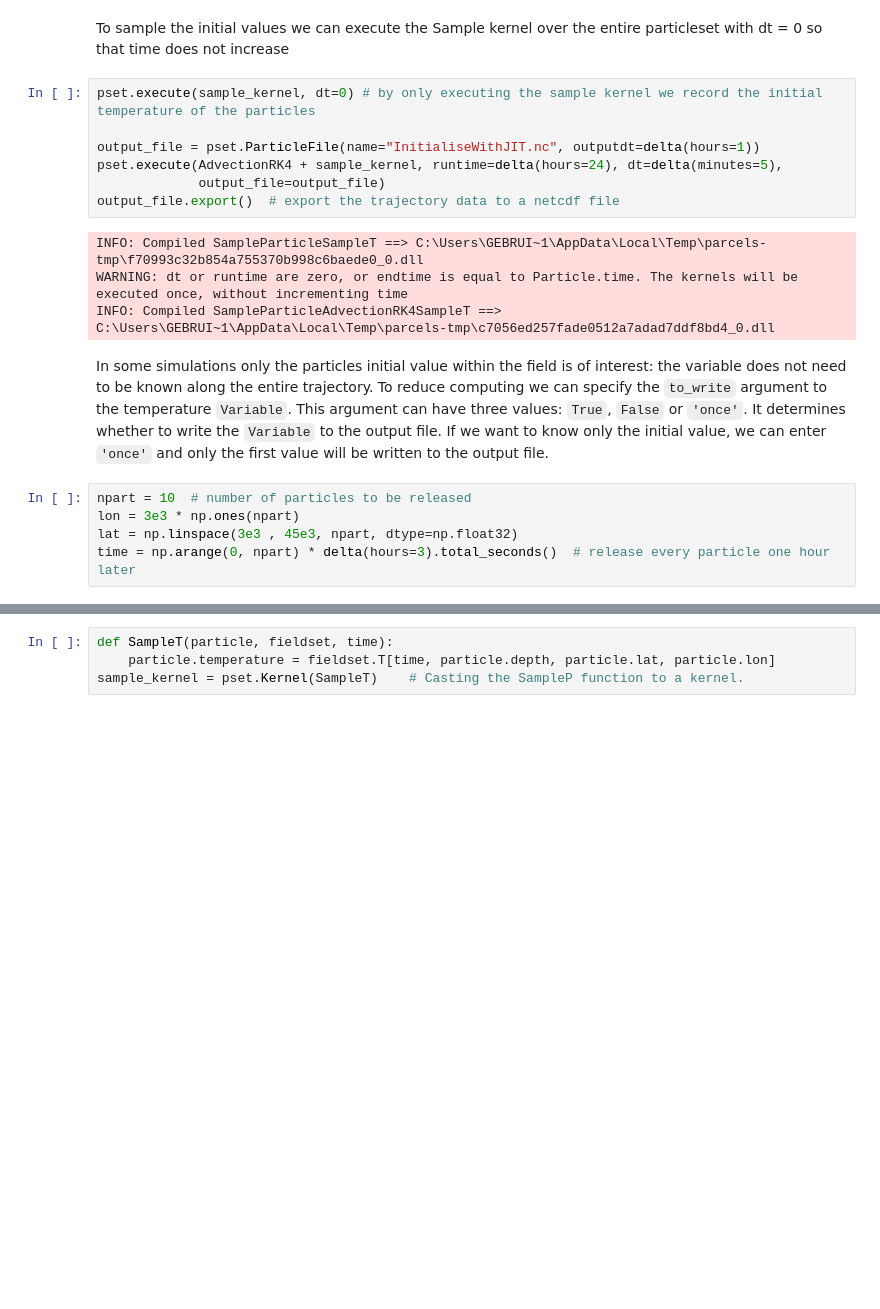
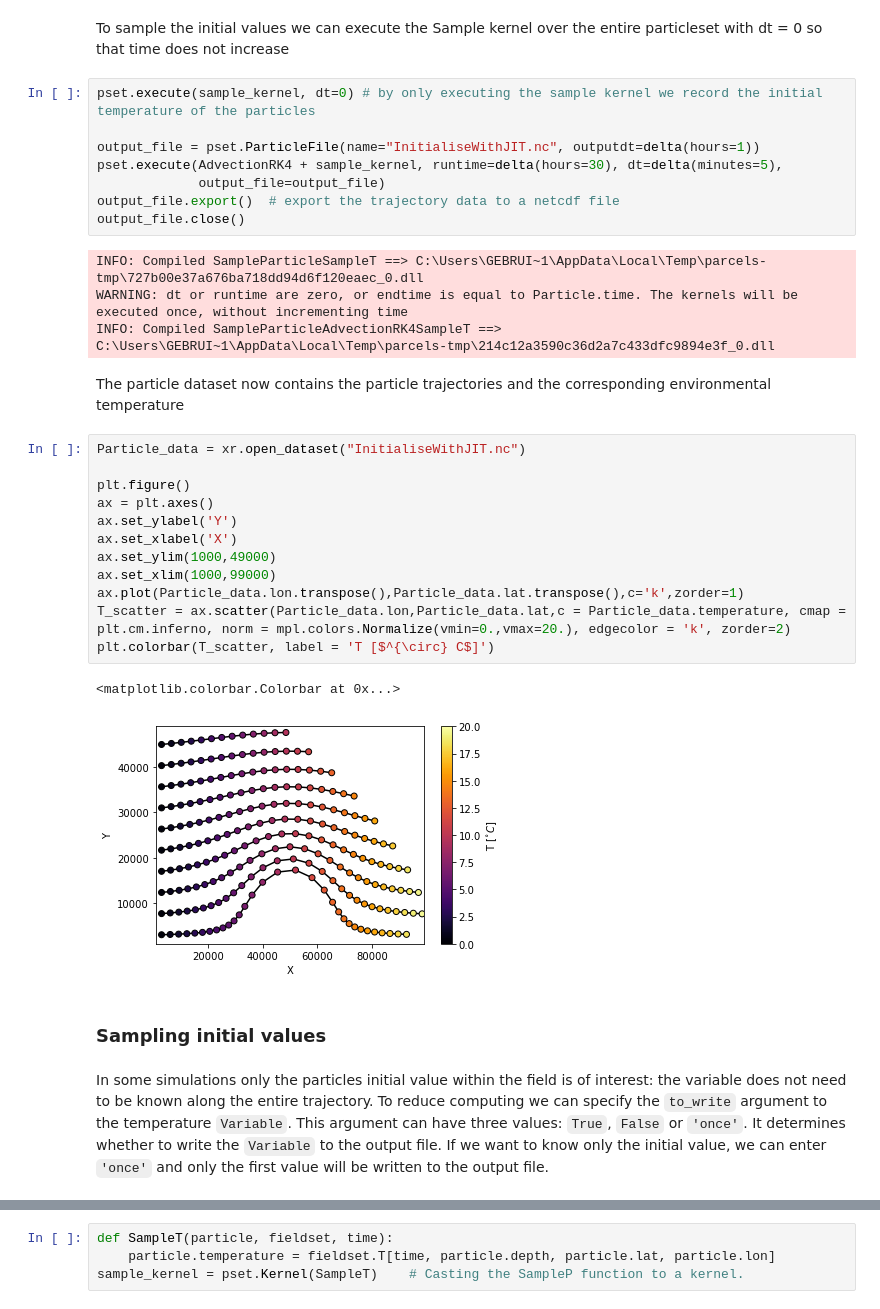
Before and after one commit to OceanParcels/Parcels, a Jupyter notebook: parcels/examples/tutorial_sampling.ipynb, the cells around one changed output, grey strips where cells are left out. Saved outputs shown, nothing was run; the diff lists cells and outputs as text; blank space fills up the shorter version.

```diff
--- a/parcels/examples/tutorial_sampling.ipynb
+++ b/parcels/examples/tutorial_sampling.ipynb
@@ -65,19 +80,34 @@ To sample the initial values we can execute the Sample kernel over the entire pa
 pset.execute(sample_kernel, dt=0) # by only executing the sample kernel we record the initial temperature of the particles
 
 output_file = pset.ParticleFile(name="InitialiseWithJIT.nc", outputdt=delta(hours=1))
-pset.execute(AdvectionRK4 + sample_kernel, runtime=delta(hours=24), dt=delta(minutes=5),
+pset.execute(AdvectionRK4 + sample_kernel, runtime=delta(hours=30), dt=delta(minutes=5),
              output_file=output_file)
 output_file.export()  # export the trajectory data to a netcdf file
+output_file.close()
 # %% [output]
-INFO: Compiled SampleParticleSampleT ==> C:\Users\GEBRUI~1\AppData\Local\Temp\parcels-tmp\f70993c32b854a755370b998c6baede0_0.dll
+INFO: Compiled SampleParticleSampleT ==> C:\Users\GEBRUI~1\AppData\Local\Temp\parcels-tmp\727b00e37a676ba718dd94d6f120eaec_0.dll
 WARNING: dt or runtime are zero, or endtime is equal to Particle.time. The kernels will be executed once, without incrementing time
-INFO: Compiled SampleParticleAdvectionRK4SampleT ==> C:\Users\GEBRUI~1\AppData\Local\Temp\parcels-tmp\c7056ed257fade0512a7adad7ddf8bd4_0.dll
+INFO: Compiled SampleParticleAdvectionRK4SampleT ==> C:\Users\GEBRUI~1\AppData\Local\Temp\parcels-tmp\214c12a3590c36d2a7c433dfc9894e3f_0.dll
+# %% [markdown]
+The particle dataset now contains the particle trajectories and the corresponding environmental temperature
+# %%
+Particle_data = xr.open_dataset("InitialiseWithJIT.nc")
+
+plt.figure()
+ax = plt.axes()
+ax.set_ylabel('Y')
+ax.set_xlabel('X')
+ax.set_ylim(1000,49000)
+ax.set_xlim(1000,99000)
+ax.plot(Particle_data.lon.transpose(),Particle_data.lat.transpose(),c='k',zorder=1)
+T_scatter = ax.scatter(Particle_data.lon,Particle_data.lat,c = Particle_data.temperature, cmap = plt.cm.inferno, norm = mpl.colors.Normalize(vmin=0.,vmax=20.), edgecolor = 'k', zorder=2)
+plt.colorbar(T_scatter, label = 'T [$^{\circ} C$]')
+# %% [output]
+<matplotlib.colorbar.Colorbar at 0x...>
+[figure, added]
+# %% [markdown]
+### Sampling initial values
 # %% [markdown]
 In some simulations only the particles initial value within the field is of interest: the variable does not need to be known along the entire trajectory. To reduce computing we can specify the `to_write` argument to the temperature `Variable`. This argument can have three values: `True`, `False` or `'once'`. It determines whether to write the `Variable` to the output file. If we want to know only the initial value, we can enter `'once'` and only the first value will be written to the output file.
-# %%
-npart = 10  # number of particles to be released
-lon = 3e3 * np.ones(npart)
-lat = np.linspace(3e3 , 45e3, npart, dtype=np.float32)
-time = np.arange(0, npart) * delta(hours=3).total_seconds()  # release every particle one hour later
 # %%
 class SampleParticle(JITParticle):         # Define a new particle class
```
Also changed, not shown: parts of 17 cells of this notebook.
